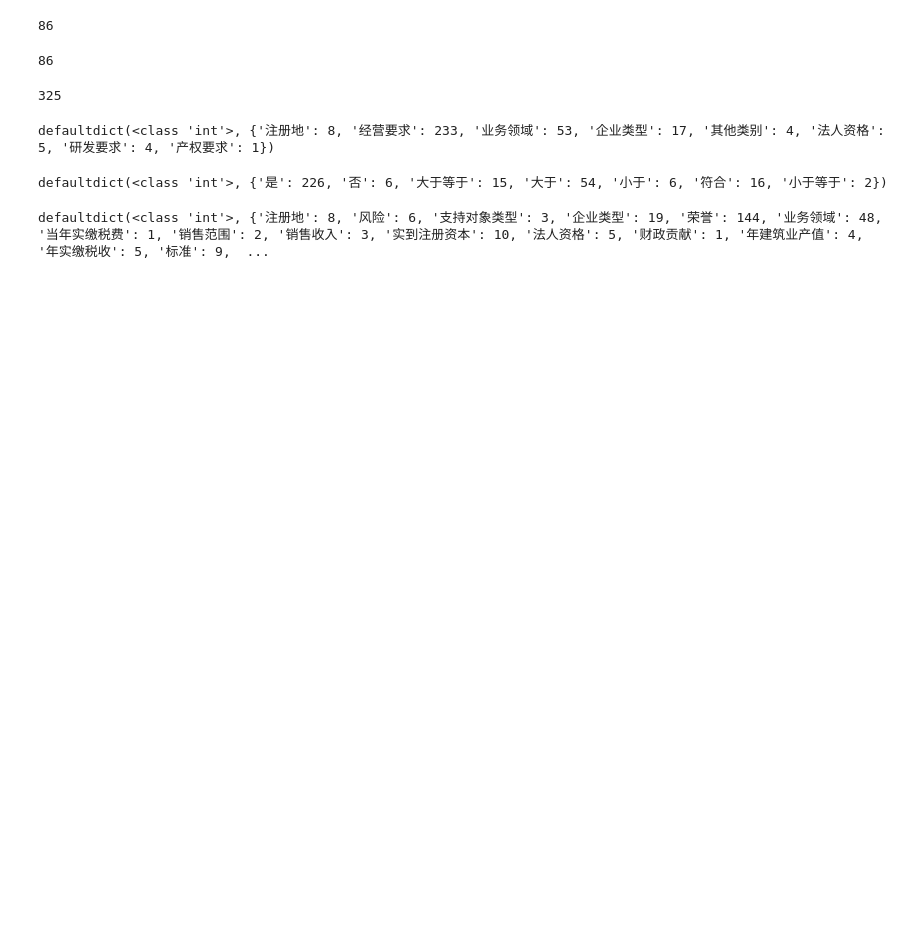
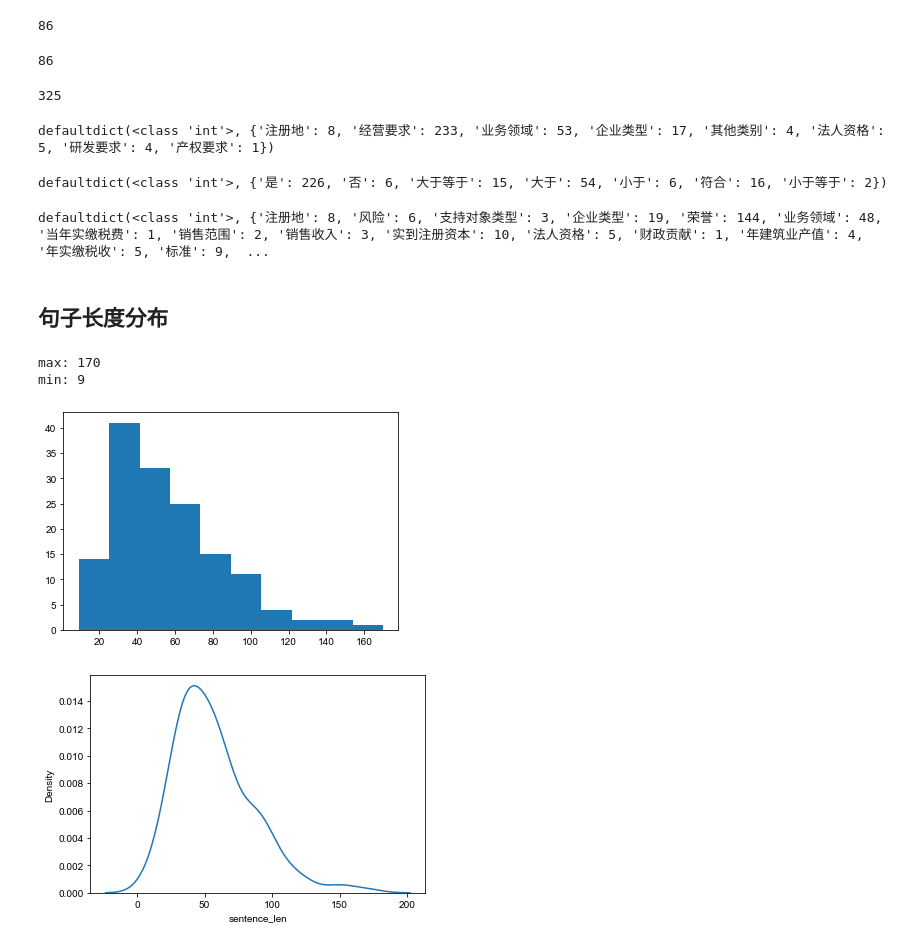
Before and after one commit to OASans/NLP_Policy, a Jupyter notebook: entry_extraction/data_exploration.ipynb, the cells around one changed output. Cells and saved outputs as stored; diff of their text form; code cells hidden in the pictures; blank space fills up the shorter version.

```diff
--- a/entry_extraction/data_exploration.ipynb
+++ b/entry_extraction/data_exploration.ipynb
@@ -113,3 +113,18 @@ for i in range(raw_data.shape[0]):
 print(entry_dict)
 # %% [output]
 defaultdict(<class 'int'>, {'注册地': 8, '风险': 6, '支持对象类型': 3, '企业类型': 19, '荣誉': 144, '业务领域': 48, '当年实缴税费': 1, '销售范围': 2, '销售收入': 3, '实到注册资本': 10, '法人资格': 5, '财政贡献': 1, '年建筑业产值': 4, '年实缴税收': 5, '标准': 9,  ...
+# %% [markdown]
+## 句子长度分布
+# %%
+raw_data['sentence_len'] = raw_data['sentence'].apply(len)
+print('max:', max(raw_data['sentence_len']))
+print('min:', min(raw_data['sentence_len']))
+plt.hist(raw_data['sentence_len'])
+plt.show()
+sns.kdeplot(raw_data['sentence_len'])
+plt.show()
+# %% [output]
+max: 170
+min: 9
+[figure, added]
+[figure, added]
```
Also changed, not shown: parts of 3 cells of this notebook, 6 other files.
